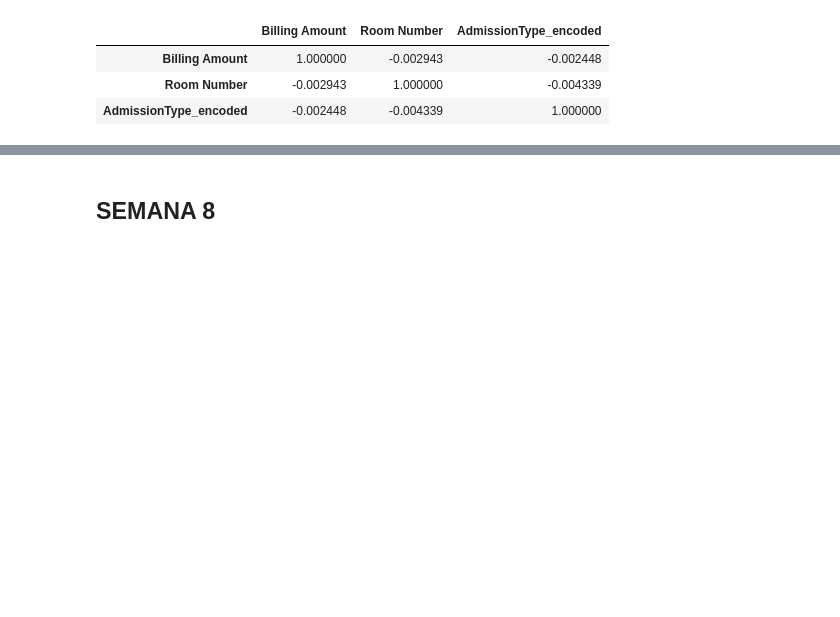
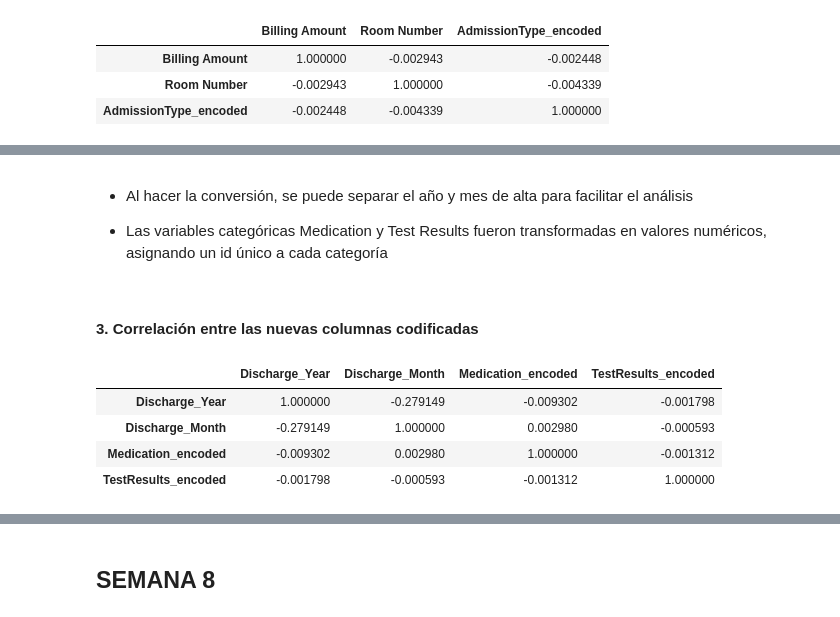
Before and after one commit to Mr-Maccoy/BigData, a Jupyter notebook: G1_SC707_Avance1_LN.ipynb, the cells around one changed output, grey strips where cells are left out. Saved outputs shown, nothing was run; the diff lists cells and outputs as text; code cells hidden in the pictures; blank space fills up the shorter version.

```diff
--- a/G1_SC707_Avance1_LN.ipynb
+++ b/G1_SC707_Avance1_LN.ipynb
@@ -1519,0 +1971,22 @@ correlation
+# %% [markdown]
+- Al hacer la conversión, se puede separar el año y mes de alta para facilitar el análisis
+
+- Las variables categóricas Medication y Test Results fueron transformadas en valores numéricos, asignando un id único a cada categoría
+# %% [markdown]
+#### 3. Correlación entre las nuevas columnas codificadas
+# %%
+# Unir las columnas procesadas
+corr_df = pd.concat([
+    df_healthcare[['Discharge_Year', 'Discharge_Month']].reset_index(drop=True),
+    encoded_df2.reset_index(drop=True)
+], axis=1)
+
+# Calcular correlación
+correlation2 = corr_df.corr()
+correlation2
+# %% [output]
+|  | Discharge_Year | Discharge_Month | Medication_encoded | TestResults_encoded |
+| Discharge_Year | 1.000000 | -0.279149 | -0.009302 | -0.001798 |
+| Discharge_Month | -0.279149 | 1.000000 | 0.002980 | -0.000593 |
+| Medication_encoded | -0.009302 | 0.002980 | 1.000000 | -0.001312 |
+| TestResults_encoded | -0.001798 | -0.000593 | -0.001312 | 1.000000 |
```
Also changed, not shown: parts of 65 cells of this notebook.
